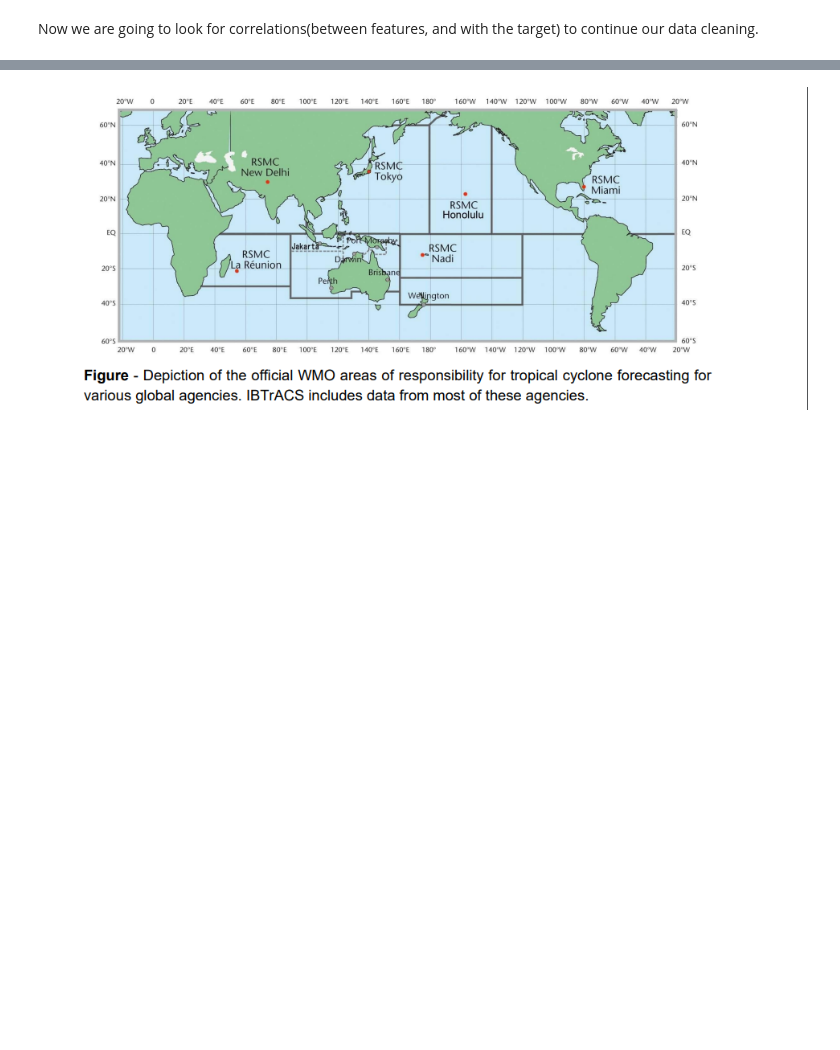
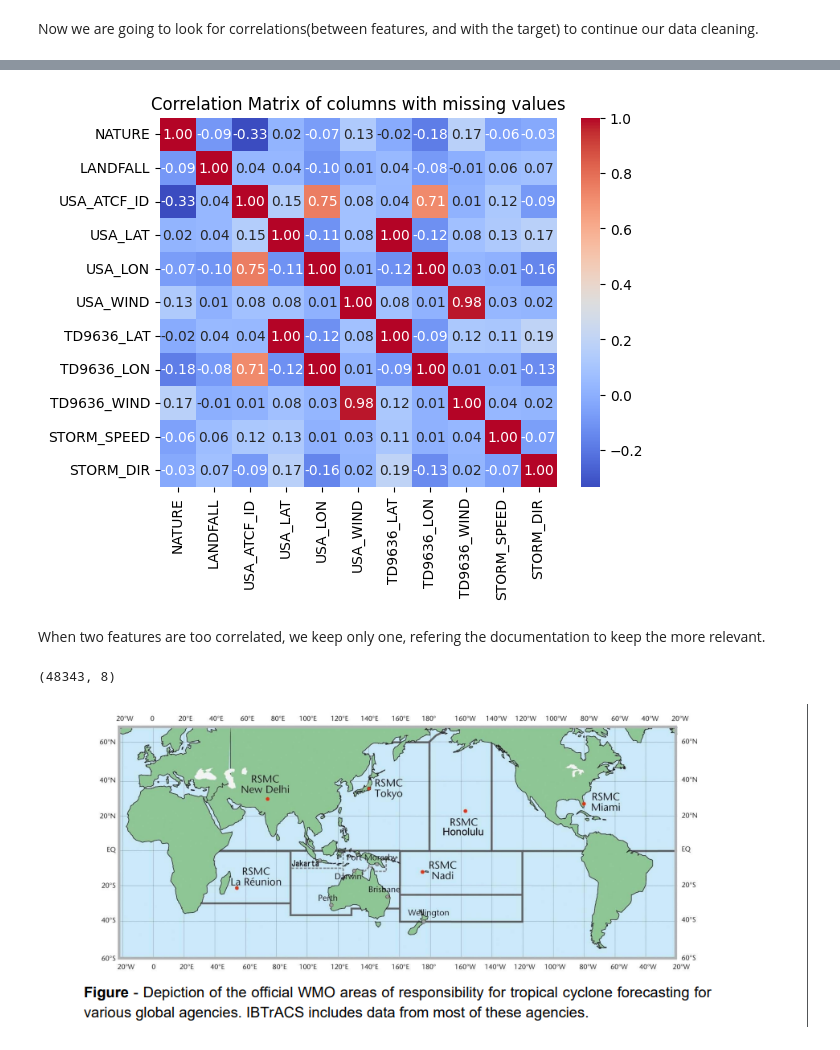
Before and after one commit to PaulVial/TropicalStormsPrediction, a Jupyter notebook: data_exploration.ipynb, the cells around one changed output, grey strips where cells are left out. Cells and saved outputs as stored; diff of their text form; code cells hidden in the pictures; blank space fills up the shorter version.

```diff
--- a/data_exploration.ipynb
+++ b/data_exploration.ipynb
@@ -287,0 +309,6 @@ cat_cols = df.select_dtypes(exclude=['number']).columns.tolist()
+# %%
+#we create a dataframe with the metrics we want to study
+missing_values=df.isna().sum()
+columns_with_missing = missing_values[missing_values > 0]
+df_NaN=df[columns_with_missing.index]
+df_NaN.head(2)
@@ -288,2 +334,25 @@ cat_cols = df.select_dtypes(exclude=['number']).columns.tolist()
+# %%
+df_le=df_NaN.copy()
+# %%
+from sklearn.preprocessing import LabelEncoder
+
+#we want to encode "NATURE" and "USA_ATCF_ID", that have missing values and are categorical
+for col in ["NATURE","USA_ATCF_ID"]:
+    le = LabelEncoder()
+    df_le[col] = le.fit_transform(df_le[col])
+correlation_matrix = df_le.corr()
+
+sns.heatmap(correlation_matrix, annot=True, fmt=".2f", cmap="coolwarm")
+plt.title("Correlation Matrix of columns with missing values")
+plt.show()
+# %% [output]
+[figure, added]
+# %% [markdown]
+When two features are too correlated, we keep only one, refering the documentation to keep the more relevant.
+# %%
+df_le= df_le.drop(columns=["TD9636_WIND", "USA_LON","USA_LAT"])
+df_le.shape
+# %% [output]
+(48343, 8)
 # %% [markdown]
 ![carte.png](attachment:carte.png)
```
Also changed, not shown: parts of 4 cells of this notebook.
